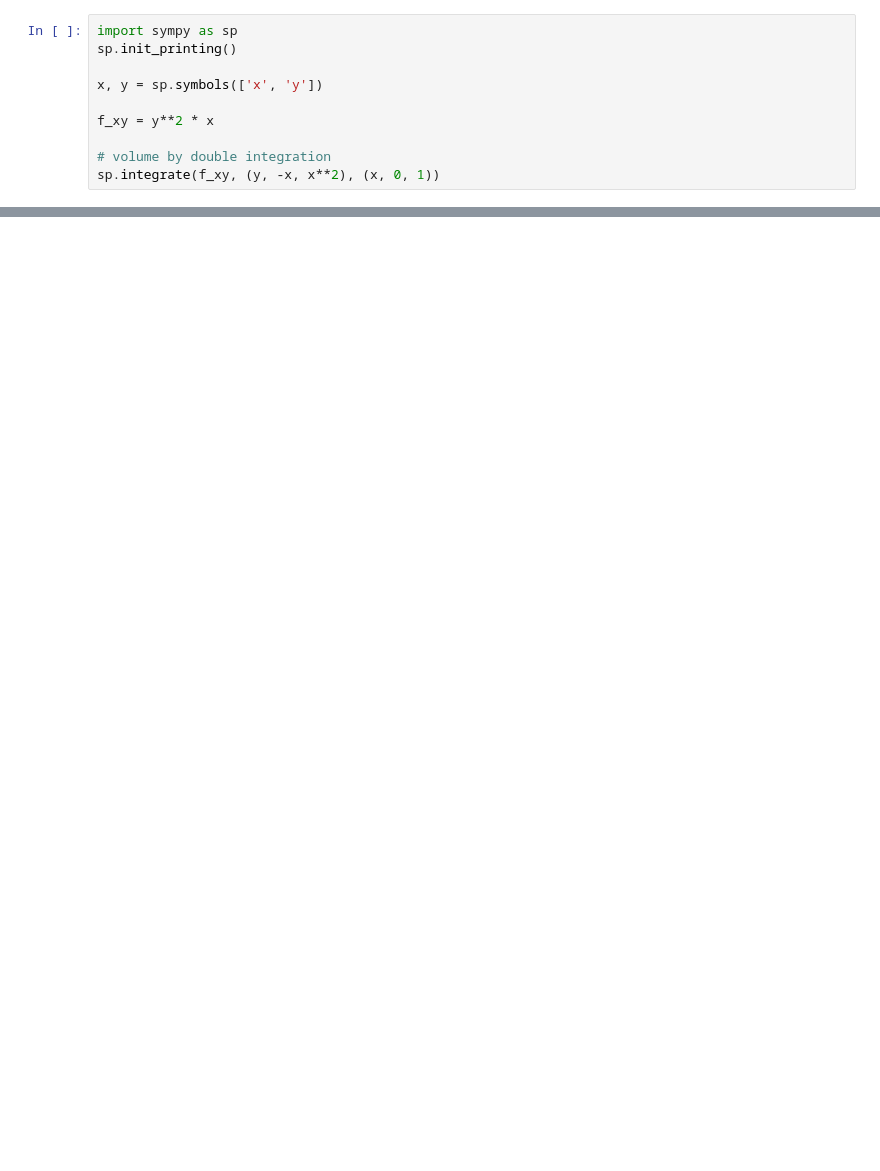
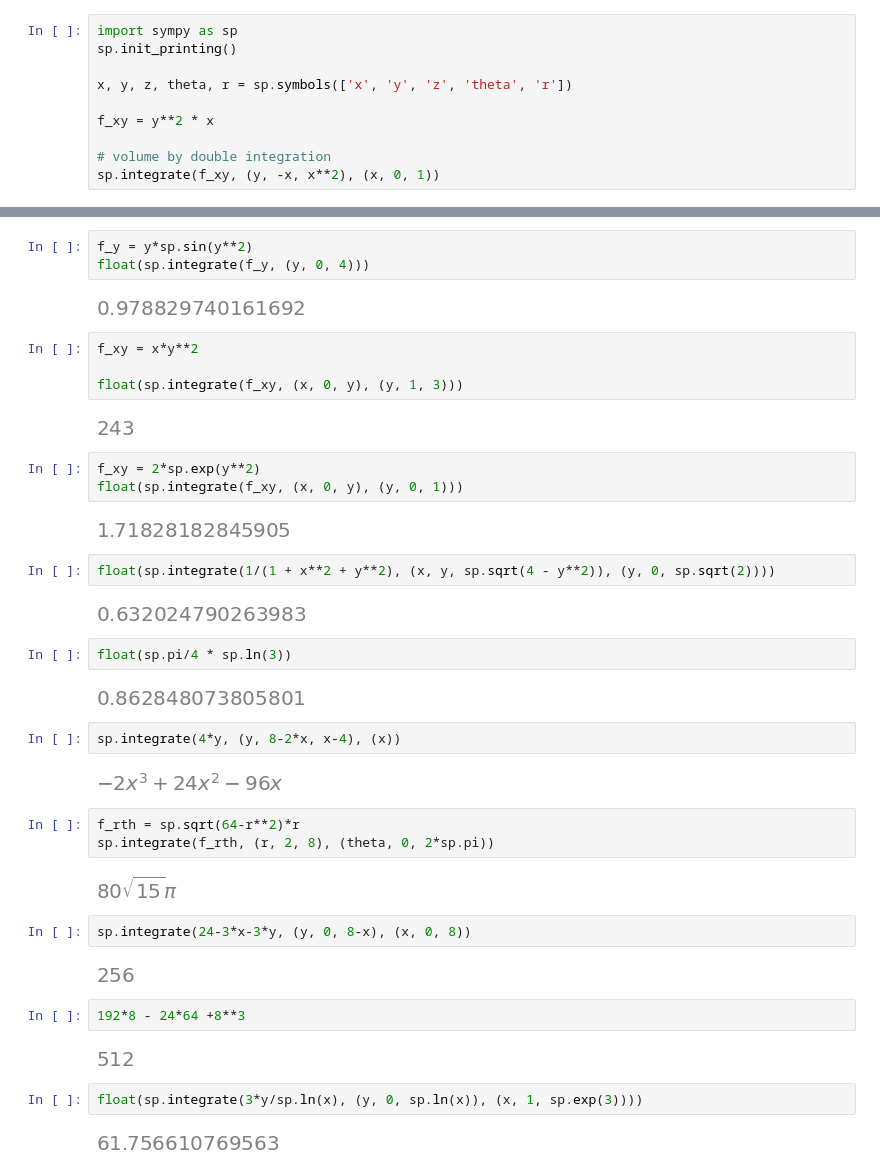
Before and after one commit to luiseduardomendes/exercicios-faculdade, a Jupyter notebook: python_studies/sympy/calculus-ii.ipynb, the cells around one changed output, grey strips where cells are left out. Saved outputs shown, nothing was run; the diff lists cells and outputs as text; blank space fills up the shorter version.

```diff
--- a/python_studies/sympy/calculus-ii.ipynb
+++ b/python_studies/sympy/calculus-ii.ipynb
@@ -2,7 +2,7 @@
 import sympy as sp
 sp.init_printing()
 
-x, y = sp.symbols(['x', 'y'])
+x, y, z, theta, r = sp.symbols(['x', 'y', 'z', 'theta', 'r'])
 
 f_xy = y**2 * x
 
@@ -12 +20,46 @@ sp.integrate(f_xy, (y, -x, x**2), (x, 0, 1))
 [figure]
+# %%
+f_y = y*sp.sin(y**2)
+float(sp.integrate(f_y, (y, 0, 4)))
+# %% [output]
+[figure, added]
+# %%
+f_xy = x*y**2
+
+float(sp.integrate(f_xy, (x, 0, y), (y, 1, 3)))
+# %% [output]
+[figure, added]
+# %%
+f_xy = 2*sp.exp(y**2)
+float(sp.integrate(f_xy, (x, 0, y), (y, 0, 1)))
+# %% [output]
+[figure, added]
+# %%
+float(sp.integrate(1/(1 + x**2 + y**2), (x, y, sp.sqrt(4 - y**2)), (y, 0, sp.sqrt(2))))
+# %% [output]
+[figure, added]
+# %%
+float(sp.pi/4 * sp.ln(3))
+# %% [output]
+[figure, added]
+# %%
+sp.integrate(4*y, (y, 8-2*x, x-4), (x))
+# %% [output]
+[figure, added]
+# %%
+f_rth = sp.sqrt(64-r**2)*r
+sp.integrate(f_rth, (r, 2, 8), (theta, 0, 2*sp.pi))
+# %% [output]
+[figure, added]
+# %%
+sp.integrate(24-3*x-3*y, (y, 0, 8-x), (x, 0, 8))
+# %% [output]
+[figure, added]
+# %%
+192*8 - 24*64 +8**3
+# %% [output]
+[figure, added]
+# %%
+float(sp.integrate(3*y/sp.ln(x), (y, 0, sp.ln(x)), (x, 1, sp.exp(3))))
+# %% [output]
+[figure, added]
```
Also changed, not shown: parts of 8 cells of this notebook, 22 other files.
